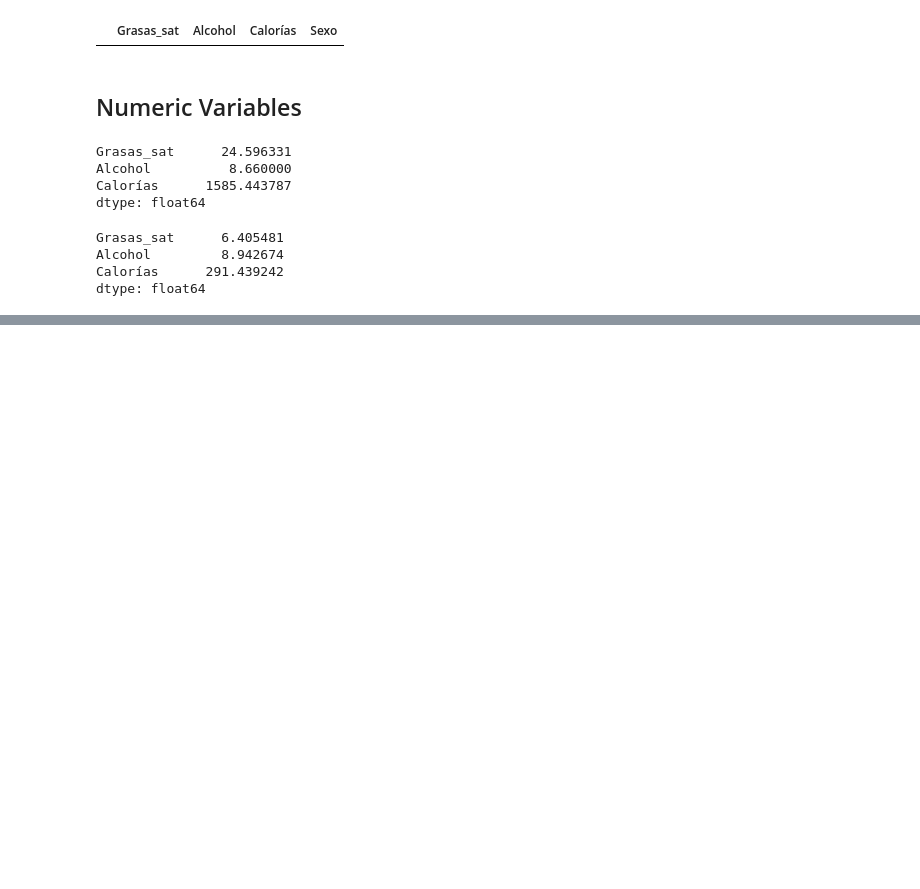
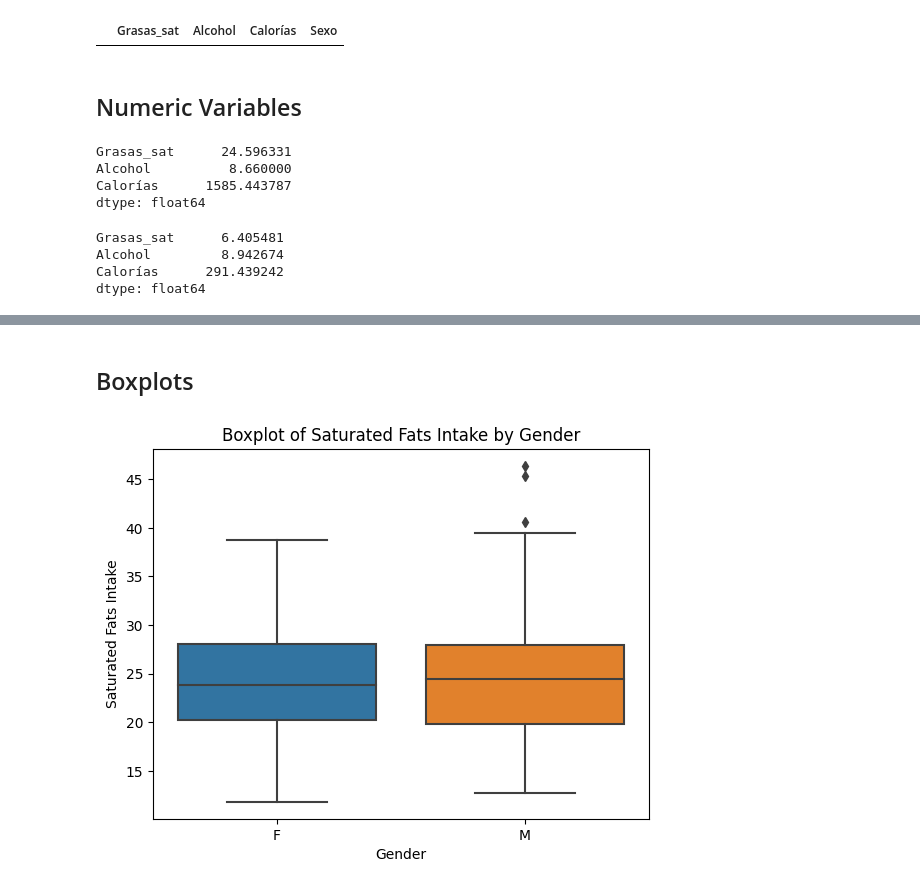
Before and after one commit to prausela/nutri-stats, a Jupyter notebook: main.ipynb, the cells around one changed output, grey strips where cells are left out. Cells and saved outputs as stored; diff of their text form; code cells hidden in the pictures; blank space fills up the shorter version.

```diff
--- a/main.ipynb
+++ b/main.ipynb
@@ -105,0 +167,11 @@ dtype: float64
+# %% [markdown]
+## Boxplots
+# %%
+plt.figure()
+sns.boxplot(x='Sexo', y='Grasas_sat', data=nm_df)
+plt.title('Boxplot of Saturated Fats Intake by Gender')
+plt.xlabel('Gender')
+plt.ylabel('Saturated Fats Intake')
+plt.show()
+# %% [output]
+[figure, added]
```
Also changed, not shown: parts of 14 cells of this notebook.
